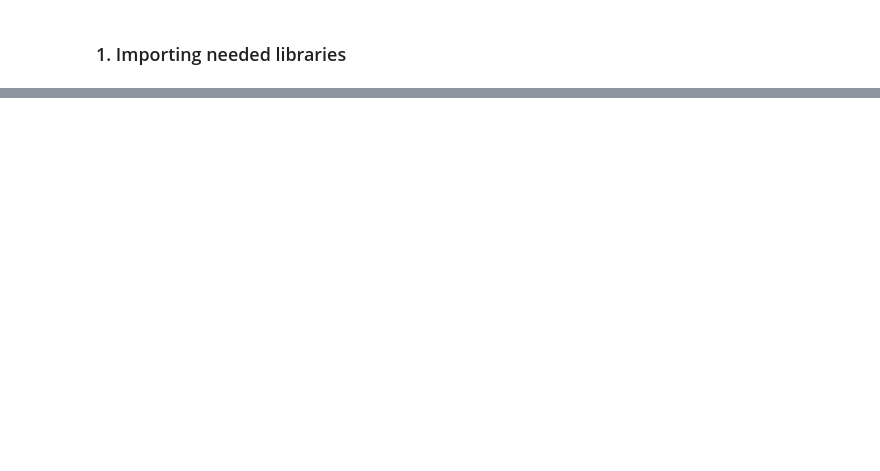
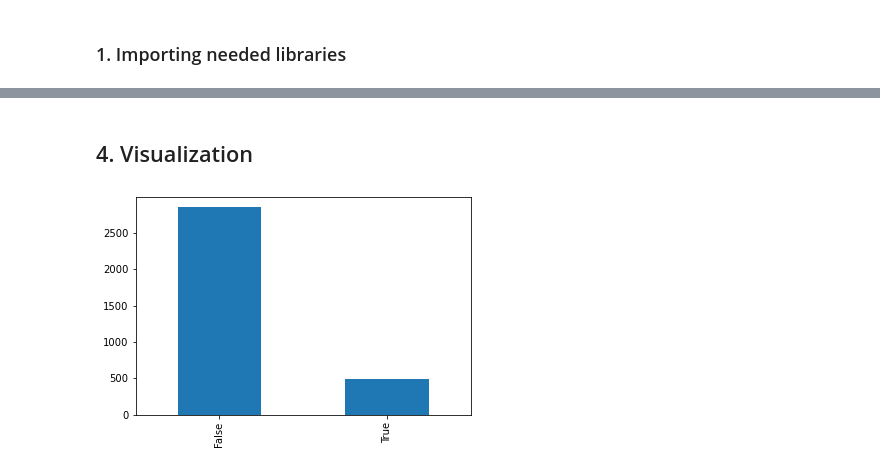
Before and after one commit to Kingakkk/Classification-Problems, a Jupyter notebook: Churn in telco.ipynb, the cells around one changed output, grey strips where cells are left out. Cells and saved outputs as stored; diff of their text form; code cells hidden in the pictures; blank space fills up the shorter version.

```diff
--- a/Churn in telco.ipynb
+++ b/Churn in telco.ipynb
@@ -58,0 +417,9 @@ data.describe() #(include='all')
+# %% [markdown]
+## 4. Visualization
+# %%
+data_X = data.drop(['phone number','churn'], axis = 1)
+data_y = data['churn']
+# %%
+data_y.value_counts().plot(kind='bar');
+# %% [output]
+[figure, added]
```
Also changed, not shown: parts of 51 cells of this notebook.
